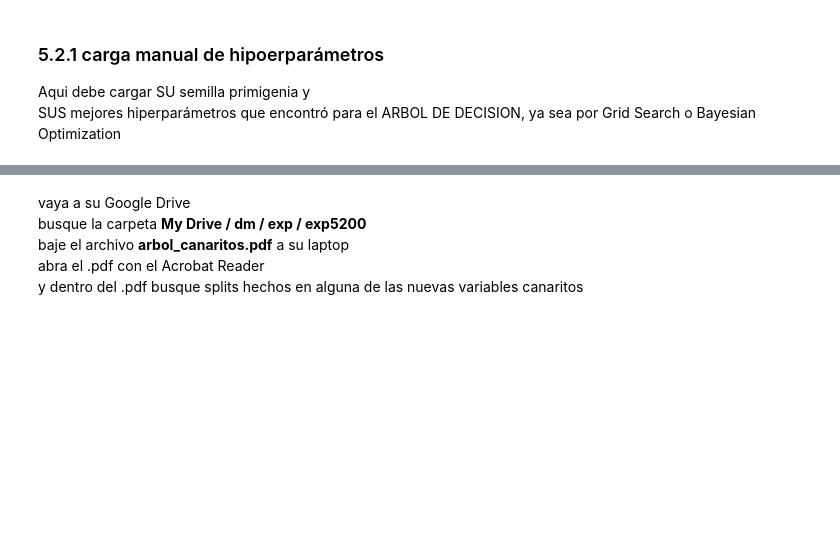
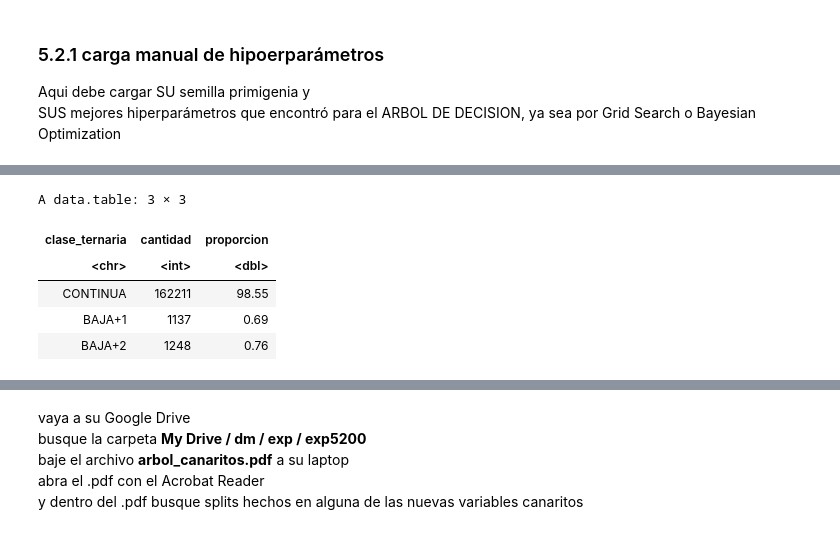
Before and after one commit to niztor/labo2025v, a Jupyter notebook: src/RepensandoOverfitting/RepensandoelOverfitting.ipynb, the cells around one changed output, grey strips where cells are left out. Saved outputs shown, nothing was run; the diff lists cells and outputs as text; code cells hidden in the pictures; blank space fills up the shorter version.

```diff
--- a/src/RepensandoOverfitting/RepensandoelOverfitting.ipynb
+++ b/src/RepensandoOverfitting/RepensandoelOverfitting.ipynb
@@ -114,3 +144,12 @@ dataset <- fread("/content/datasets/dataset_pequeno.csv")
+# %%
+dataset[,.(cantidad=.N, proporcion=round(.N/nrow(dataset),4)*100), by=clase_ternaria]
+# %% [output]
+A data.table: 3 × 3
+| clase_ternaria | cantidad | proporcion |
+| <chr> | <int> | <dbl> |
+| CONTINUA | 162211 | 98.55 |
+| BAJA+1 | 1137 | 0.69 |
+| BAJA+2 | 1248 | 0.76 |
 # %%
 # me quedo solo con los datos de julio
 dataset <- dataset[ foto_mes==202107,]
```
Also changed, not shown: parts of 5 cells of this notebook.
